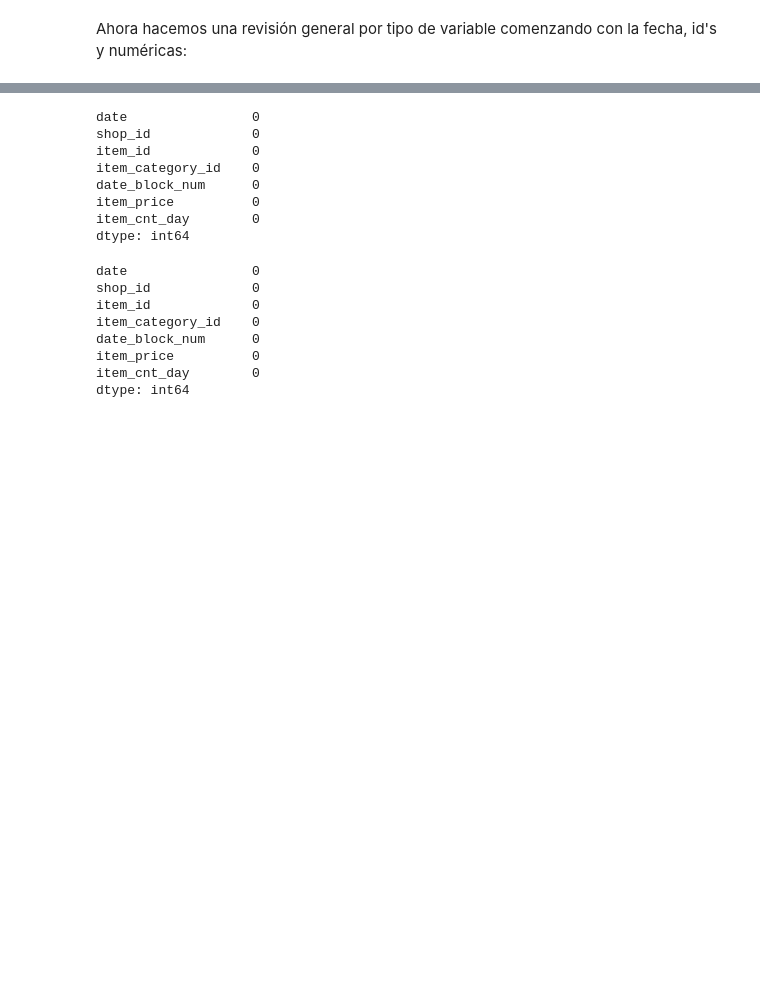
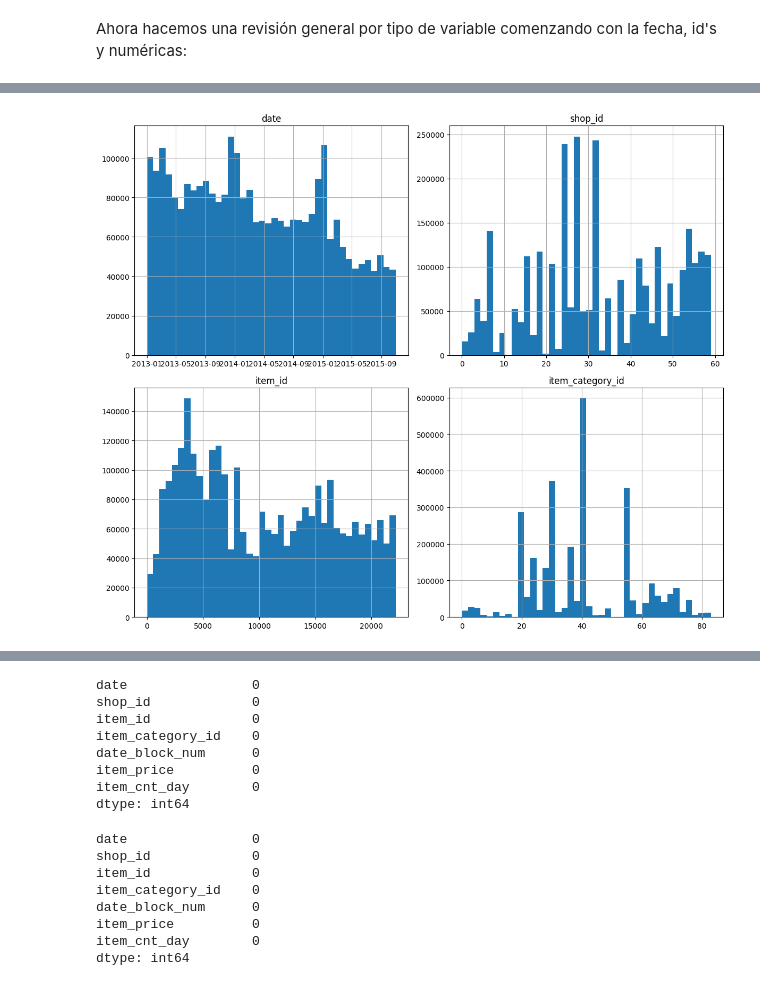
Before and after one commit to karlanalytik/demand-forecasting-model, a Jupyter notebook: forecast_predict_model.ipynb, the cells around one changed output, grey strips where cells are left out. Drawn from its saved outputs; the diff is of its cells as text; code cells hidden in the pictures; blank space fills up the shorter version.

```diff
--- a/forecast_predict_model.ipynb
+++ b/forecast_predict_model.ipynb
@@ -224,0 +239,6 @@ data[ids + num].describe()
+# %%
+data[ids].hist(bins = 40, figsize = (12, 10))
+plt.tight_layout()
+plt.show()
+# %% [output]
+[figure, added]
```
Also changed, not shown: parts of 51 cells of this notebook, 2 other files.
